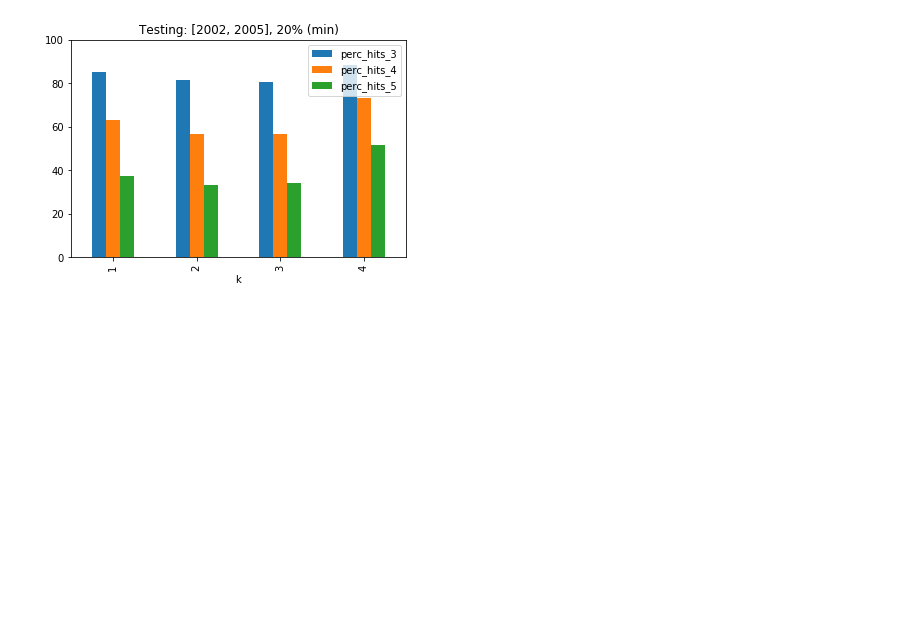
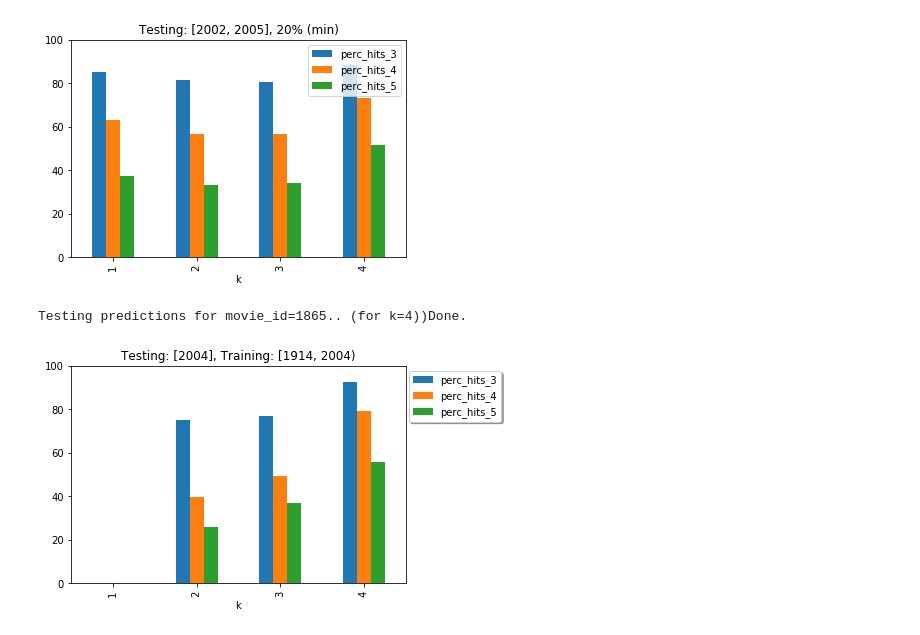
Before and after one commit to Clacket/clacket, a Jupyter notebook: prediction_lab.ipynb, the cells around one changed output. Cells and saved outputs as stored; diff of their text form; code cells hidden in the pictures; blank space fills up the shorter version.

```diff
--- a/prediction_lab.ipynb
+++ b/prediction_lab.ipynb
@@ -148,8 +150,8 @@ def all_predictions(testing_set, min=4, k=5, cronological=False, **kwargs):
 def perc(predictions):
     hits, misses, mean_absolute_error, rmse = predictions
     total = hits + misses
-    hits_p = (hits/total) * 100
-    misses_p = (misses/total) * 100
+    hits_p = (hits/total) * 100 if total != 0 else np.NaN
+    misses_p = (misses/total) * 100 if total != 0 else np.NaN
     return (hits, hits_p, misses, misses_p, mean_absolute_error, rmse)
 
 def predict(pool, testing_set, matrix, ks=[5], print_only=False, mins=[3, 4], cronological=False, **kwargs):
@@ -428,3 +435,11 @@ plot(df02, 'Testing: [2002, 2005], 20% (min)', '2002_2005_min')
 # %% [output]
 Testing predictions for movie_id=6858.. (for k=4))Done.
 [figure]
+# %%
+for year in [2004]:
+    pool, t_set = cronological_set(year, year)
+    df = predict(pool, t_set, matrix, ks=[1,2,3,4], mins=[3,4,5], cronological=True, start=year, end=year)
+    plot(df, 'Testing: [{0}], Training: [1914, {0})'.format(year), 'single_year_{0}'.format(year))
+# %% [output]
+Testing predictions for movie_id=1865.. (for k=4))Done.
+[figure, added]
```
Also changed, not shown: parts of 7 cells of this notebook, 28 other files.
